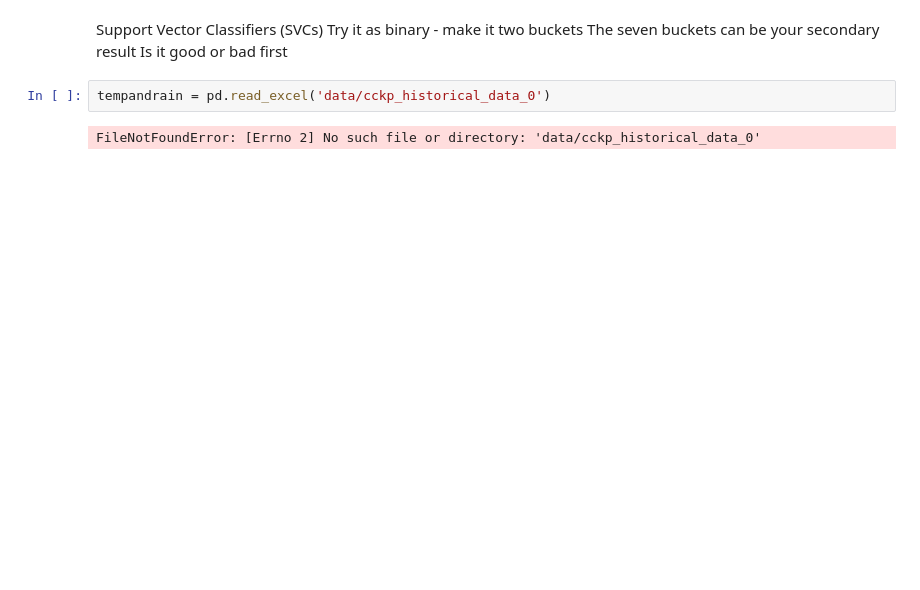
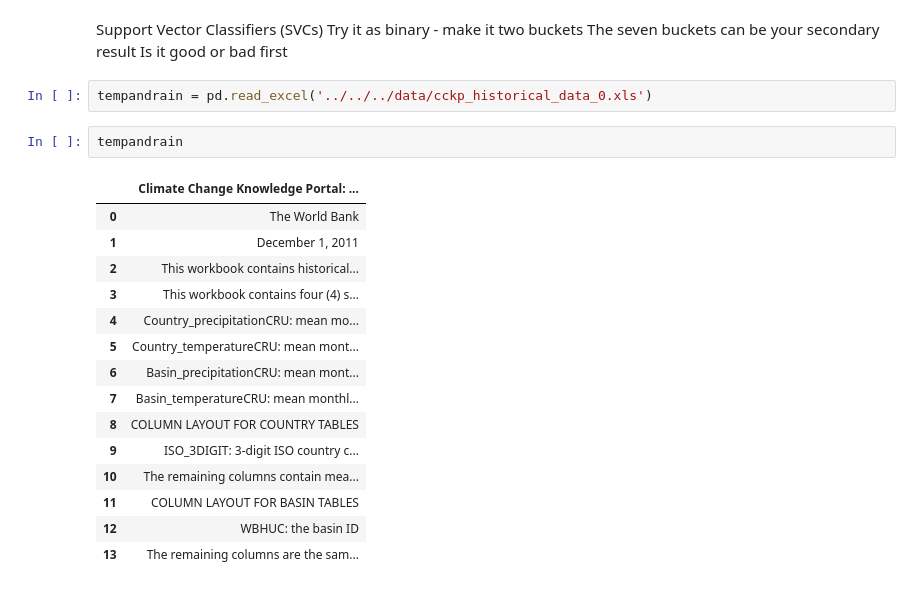
Before and after one commit to dablake7/bsc-phase-three-project, a Jupyter notebook: notebooks/exploratory/colette/colette_notebook.ipynb, the cells around one changed output. Drawn from its saved outputs; the diff is of its cells as text; blank space fills up the shorter version.

```diff
--- a/notebooks/exploratory/colette/colette_notebook.ipynb
+++ b/notebooks/exploratory/colette/colette_notebook.ipynb
@@ -156,6 +265,22 @@ Try it as binary - make it two buckets
 The seven buckets can be your secondary result
 Is it good or bad first
 # %%
-tempandrain = pd.read_excel('data/cckp_historical_data_0')
+tempandrain = pd.read_excel('../../../data/cckp_historical_data_0.xls')
-# %% [output]
-FileNotFoundError: [Errno 2] No such file or directory: 'data/cckp_historical_data_0'
+# %%
+tempandrain
+# %% [output]
+|  | Climate Change Knowledge Portal: ... |
+| 0 | The World Bank |
+| 1 | December 1, 2011 |
+| 2 | This workbook contains historical... |
+| 3 | This workbook contains four (4) s... |
+| 4 | Country_precipitationCRU: mean mo... |
+| 5 | Country_temperatureCRU: mean mont... |
+| 6 | Basin_precipitationCRU: mean mont... |
+| 7 | Basin_temperatureCRU: mean monthl... |
+| 8 | COLUMN LAYOUT FOR COUNTRY TABLES |
+| 9 | ISO_3DIGIT: 3-digit ISO country c... |
+| 10 | The remaining columns contain mea... |
+| 11 | COLUMN LAYOUT FOR BASIN TABLES |
+| 12 | WBHUC: the basin ID |
+| 13 | The remaining columns are the sam... |
```
Also changed, not shown: parts of 17 cells of this notebook, 4 other files.
